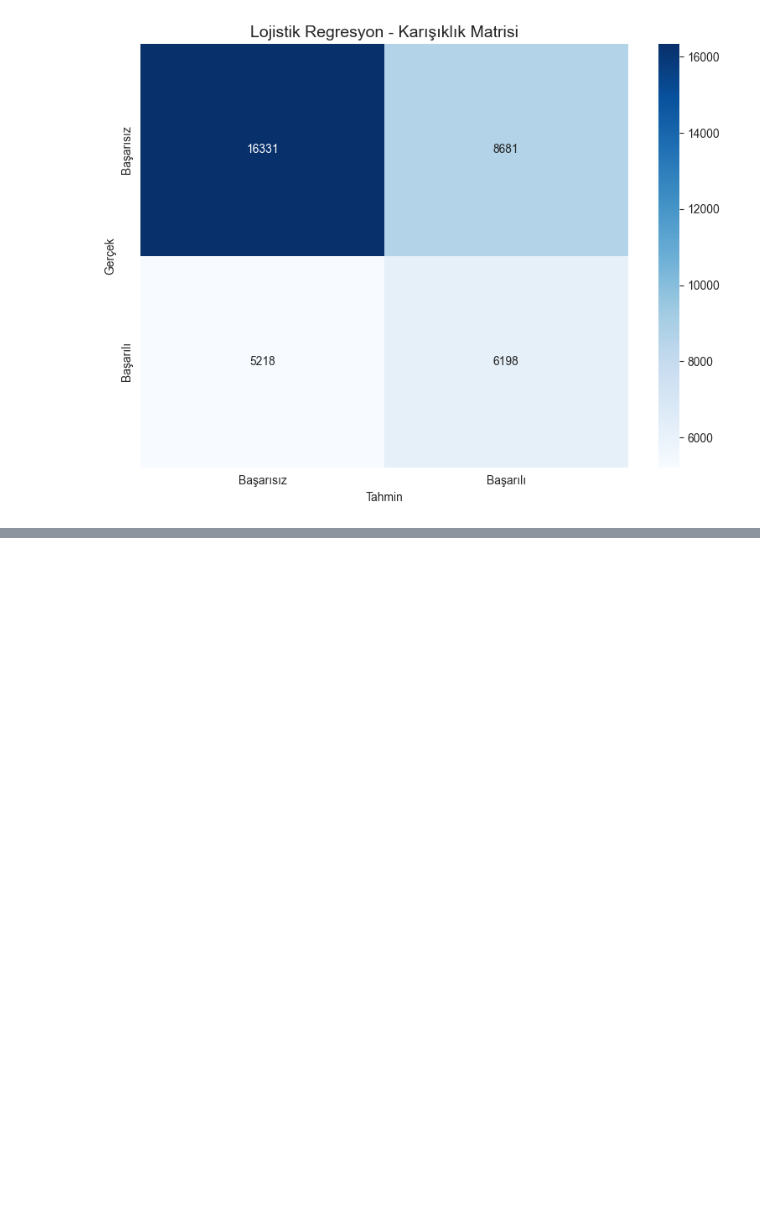
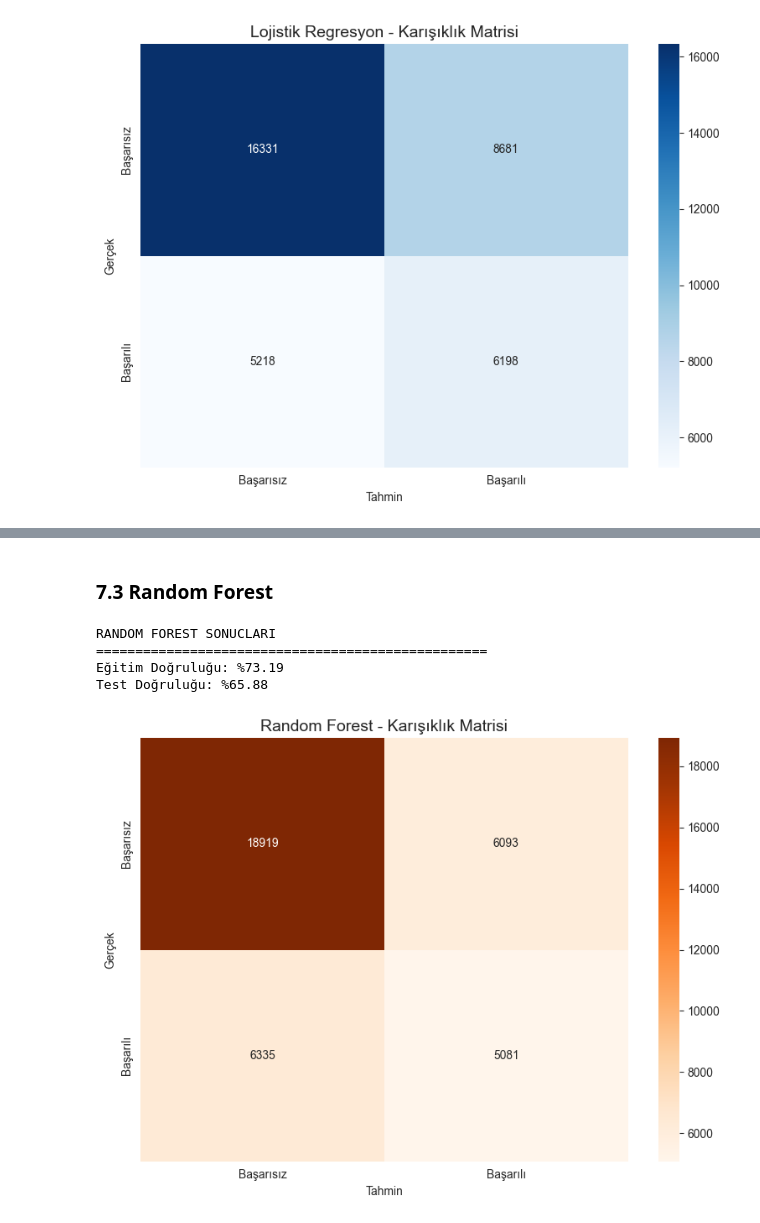
Before and after one commit to Rtur2003/Rtur2003-Data-Science---Python, a Jupyter notebook: Deneme.ipynb, the cells around one changed output, grey strips where cells are left out. Cells and saved outputs as stored; diff of their text form; code cells hidden in the pictures; blank space fills up the shorter version.

```diff
--- a/Deneme.ipynb
+++ b/Deneme.ipynb
@@ -860,0 +944,39 @@ plt.show()
+# %% [markdown]
+### 7.3 Random Forest
+# %%
+# Random Forest modeli
+rf_model = RandomForestClassifier(
+    n_estimators=100,
+    random_state=42,
+    max_depth=15,
+    class_weight='balanced'
+)
+rf_model.fit(X_train_scaled, y_train)
+
+# Tahmin
+y_pred_rf = rf_model.predict(X_test_scaled)
+
+print("RANDOM FOREST SONUCLARI")
+print("=" * 50)
+print(f"Eğitim Doğruluğu: %{rf_model.score(X_train_scaled, y_train) * 100:.2f}")
+print(f"Test Doğruluğu: %{accuracy_score(y_test, y_pred_rf) * 100:.2f}")
+# %% [output]
+RANDOM FOREST SONUCLARI
+==================================================
+Eğitim Doğruluğu: %73.19
+Test Doğruluğu: %65.88
+# %%
+# Random Forest - Karışıklık Matrisi
+cm_rf = confusion_matrix(y_test, y_pred_rf)
+
+plt.figure(figsize=(8, 6))
+sns.heatmap(cm_rf, annot=True, fmt='d', cmap='Oranges',
+            xticklabels=['Başarısız', 'Başarılı'],
+            yticklabels=['Başarısız', 'Başarılı'])
+plt.title('Random Forest - Karışıklık Matrisi', fontsize=14)
+plt.xlabel('Tahmin')
+plt.ylabel('Gerçek')
+plt.tight_layout()
+plt.show()
+# %% [output]
+[figure, added]
```
Also changed, not shown: parts of 7 cells of this notebook.
